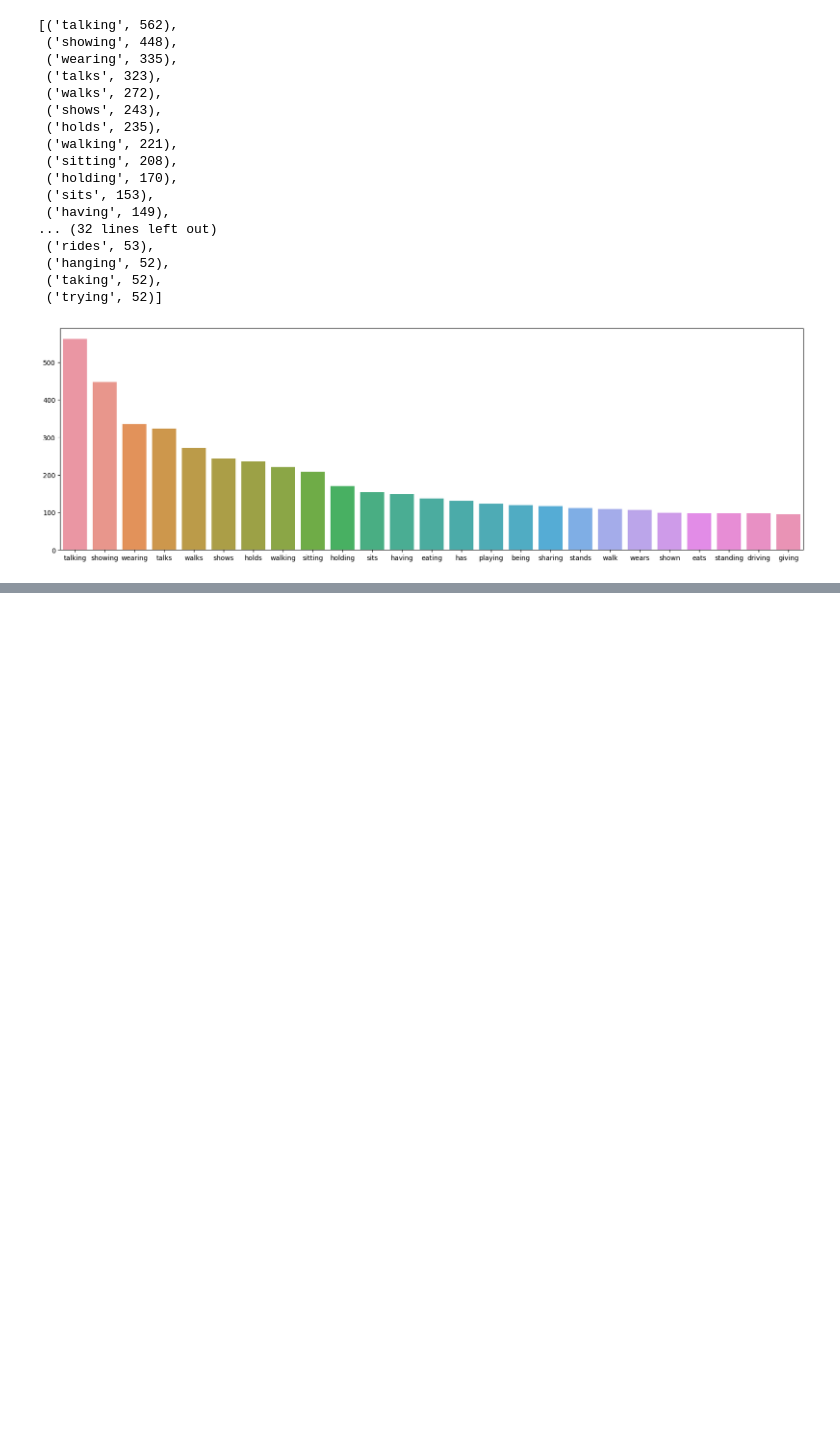
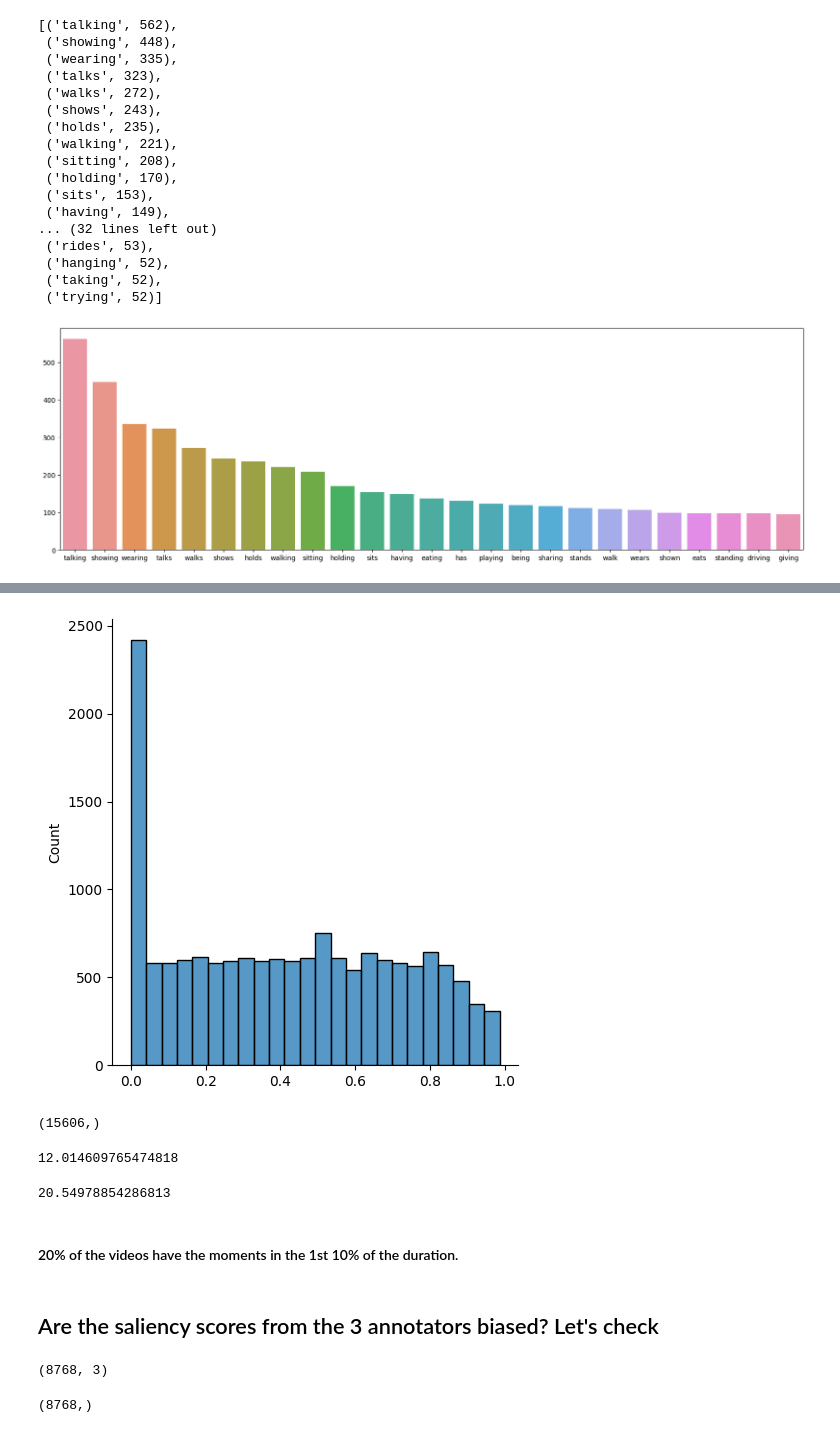
Before and after one commit to SreevaatsavB/qvhighlights_analyse, a Jupyter notebook: Data_analyse.ipynb, the cells around one changed output, grey strips where cells are left out. Drawn from its saved outputs; the diff is of its cells as text; code cells hidden in the pictures; blank space fills up the shorter version.

```diff
--- a/Data_analyse.ipynb
+++ b/Data_analyse.ipynb
@@ -246,0 +342,25 @@ plt.show()
+# %%
+sns.displot(start_pts)
+plt.show()
+# %% [output]
+[figure, added]
+# %%
+start_pts = np.array(start_pts)
+
+start_pts.shape
+# %% [output]
+(15606,)
+# %%
+start_pts[start_pts == 0].shape[0] / start_pts.shape[0] * 100
+# %% [output]
+12.014609765474818
+# %%
+# start_pts[start_pts <= 0.1].shape[0] / start_pts.shape[0] * 100
+
+start_pts[(start_pts >= 0.0)&(start_pts<= 0.1)].shape[0] / start_pts.shape[0] * 100
+# %% [output]
+20.54978854286813
+# %% [markdown]
+#### 20% of the videos have the moments in the 1st 10% of the duration.
+# %% [markdown]
+## Are the saliency scores from the 3 annotators biased? Let's check
@@ -246,0 +384,10 @@ plt.show()
+# %%
+annot_scores.shape
+# %% [output]
+(8768, 3)
+# %%
+annot_scores[:,0].shape
+annot_scores[:,1].shape
+annot_scores[:,2].shape
+# %% [output]
+(8768,)
```
Also changed, not shown: parts of 36 cells of this notebook, 3 other files.
